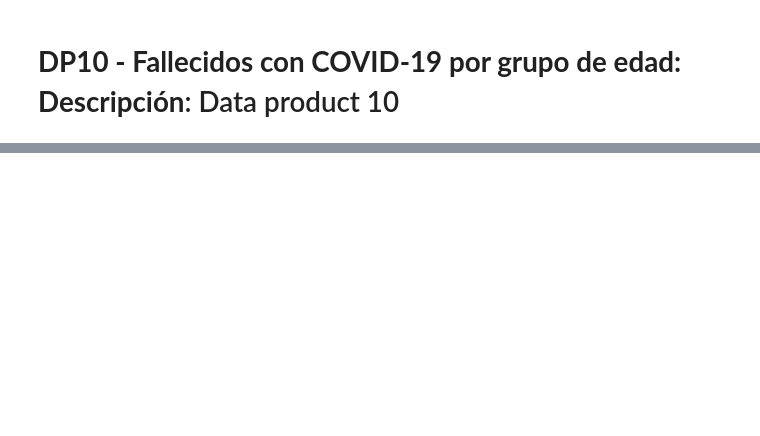
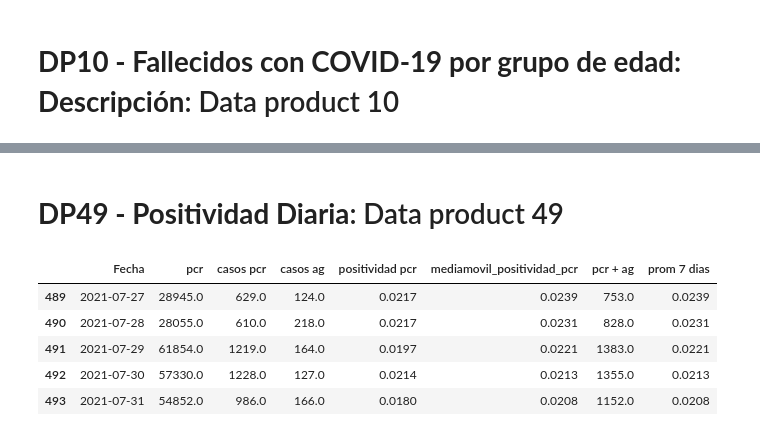
Before and after one commit to jignaciocastro8/covid-data, a Jupyter notebook: data_review.ipynb, the cells around one changed output, grey strips where cells are left out. Saved outputs shown, nothing was run; the diff lists cells and outputs as text; code cells hidden in the pictures; blank space fills up the shorter version.

```diff
--- a/data_review.ipynb
+++ b/data_review.ipynb
@@ -111,2 +141,17 @@ daily_deaths()
+# %% [markdown]
+# **DP49 - Positividad Diaria**: Data product 49
+# %%
+path49 = 'D:\Proyectos\Datos-COVID19\output\producto49\Positividad_Diaria_Media_T.csv'
+df = pd.read_csv(path49)
+df['pcr + ag'] = df['casos pcr'] + df['casos ag']
+df['prom 7 dias'] = round((df['casos pcr'] / df['pcr']).rolling(window=7).mean(), 4)
+df.tail(5)
+# %% [output]
+|  | Fecha | pcr | casos pcr | casos ag | positividad pcr | mediamovil_positividad_pcr | pcr + ag | prom 7 dias |
+| 489 | 2021-07-27 | 28945.0 | 629.0 | 124.0 | 0.0217 | 0.0239 | 753.0 | 0.0239 |
+| 490 | 2021-07-28 | 28055.0 | 610.0 | 218.0 | 0.0217 | 0.0231 | 828.0 | 0.0231 |
+| 491 | 2021-07-29 | 61854.0 | 1219.0 | 164.0 | 0.0197 | 0.0221 | 1383.0 | 0.0221 |
+| 492 | 2021-07-30 | 57330.0 | 1228.0 | 127.0 | 0.0214 | 0.0213 | 1355.0 | 0.0213 |
+| 493 | 2021-07-31 | 54852.0 | 986.0 | 166.0 | 0.0180 | 0.0208 | 1152.0 | 0.0208 |
 # %%
 # A agregar: vacunación y positividad.
```
Also changed, not shown: parts of 7 cells of this notebook.
